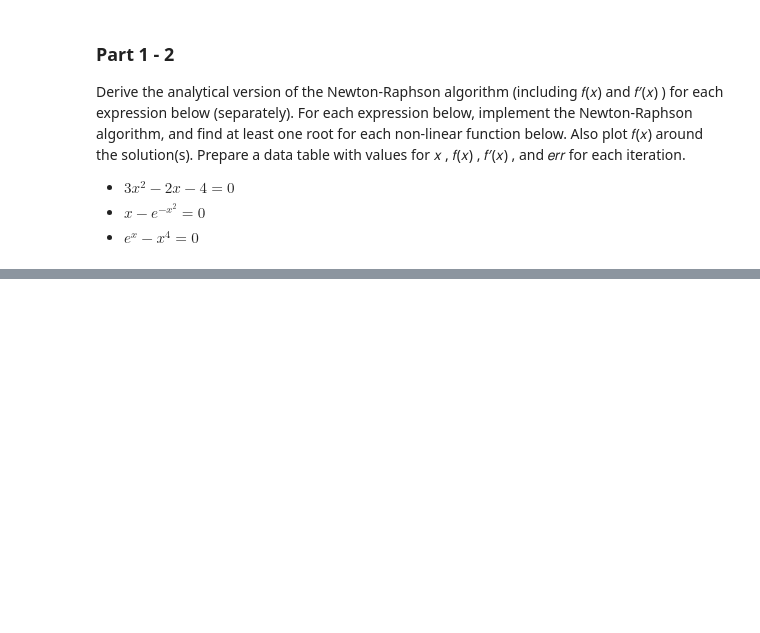
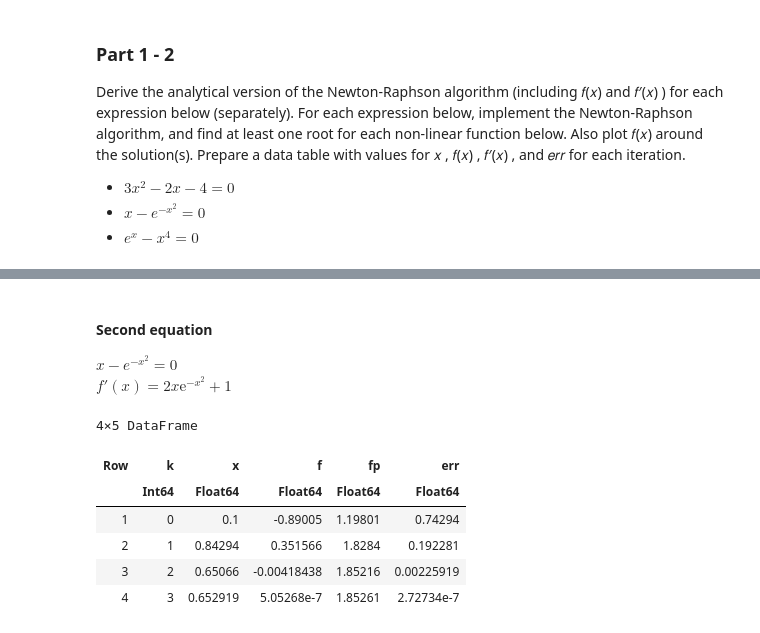
Before and after one commit to YawenZhang01/OptimizationWinter2023, a Jupyter notebook: assignments/Homework_6.ipynb, the cells around one changed output, grey strips where cells are left out. Cells and saved outputs as stored; diff of their text form; code cells hidden in the pictures; blank space fills up the shorter version.

```diff
--- a/assignments/Homework_6.ipynb
+++ b/assignments/Homework_6.ipynb
@@ -120,0 +180,41 @@ Derive the analytical version of the Newton-Raphson algorithm (including  𝑓(
+# %% [markdown]
+#### Second equation
+
+$ 𝑥−𝑒^{-x^2}=0 $
+$ f'(x) = 2x\mathrm{e}^{-x^2}+1 $
+# %%
+tol = 10.0^(-5)
+err = 10.0^5
+x0 = 0.1
+
+function f5(x)
+    x - exp((-x^2))
+end
+
+function f5p(x)
+    2*x*exp((-x^2))+1
+end
+
+k = 0
+resual = DataFrame(k=NaN,x=NaN,f=NaN,fp=NaN,err=NaN)
+
+while err>tol
+    x = x0 - f5(x0)/f5p(x0)
+    err = abs(x-x0)
+    if k==0
+        resual = DataFrame(k=k,x=x0,f=f5(x0),fp=f5p(x0),err=err)
+    else
+        push!(resual, ([k,x0,f5(x0),f5p(x0),err]))
+    end
+    x0 = x
+    k = k + 1
+end
+resual
+# %% [output]
+4×5 DataFrame
+| Row | k | x | f | fp | err |
+|  | Int64 | Float64 | Float64 | Float64 | Float64 |
+| 1 | 0 | 0.1 | -0.89005 | 1.19801 | 0.74294 |
+| 2 | 1 | 0.84294 | 0.351566 | 1.8284 | 0.192281 |
+| 3 | 2 | 0.65066 | -0.00418438 | 1.85216 | 0.00225919 |
+| 4 | 3 | 0.652919 | 5.05268e-7 | 1.85261 | 2.72734e-7 |
```
Also changed, not shown: parts of 7 cells of this notebook.
